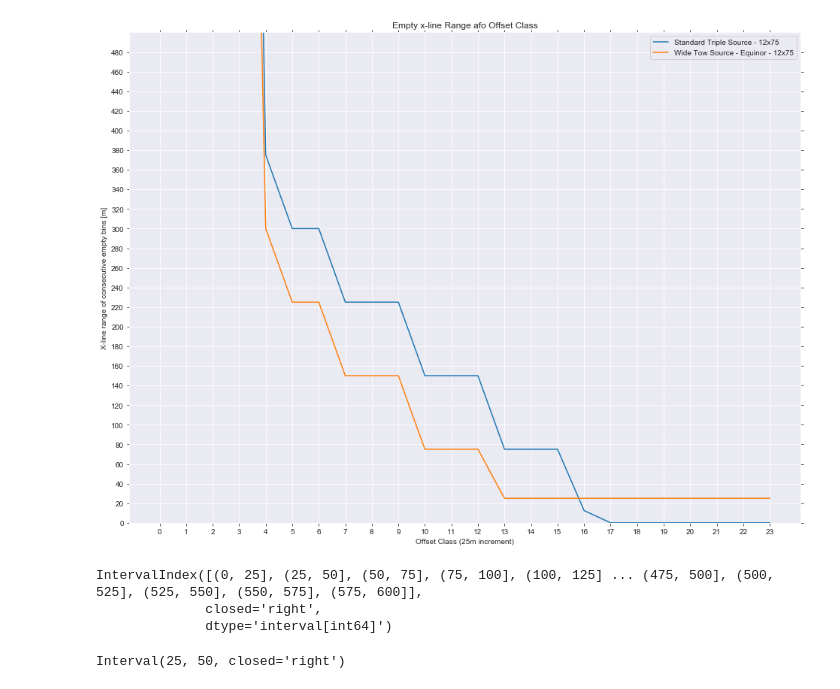
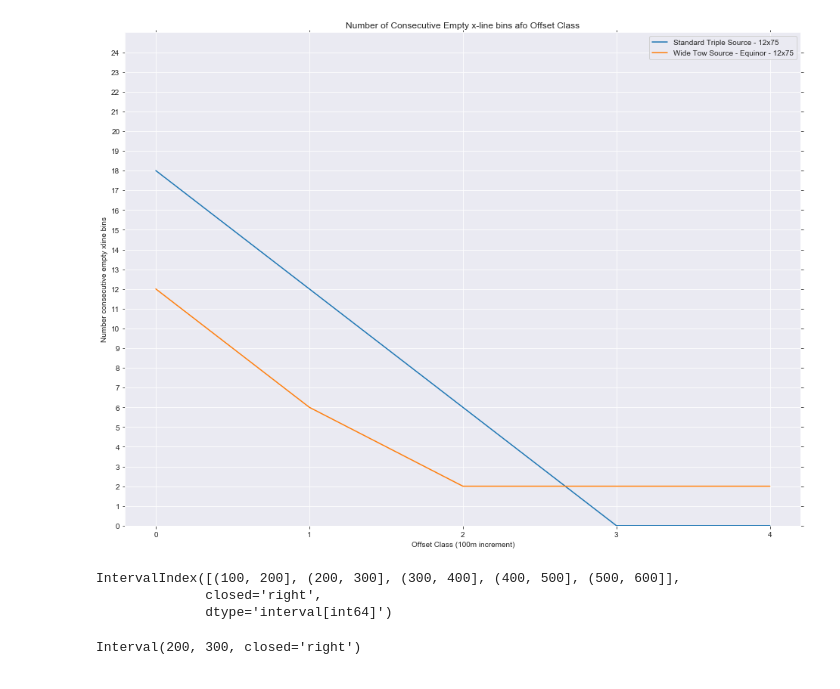
Before and after one commit to MagnsW/geotools, a Jupyter notebook: Untitled.ipynb, the cells around one changed output. Saved outputs shown, nothing was run; the diff lists cells and outputs as text; code cells hidden in the pictures.

```diff
--- a/Untitled.ipynb
+++ b/Untitled.ipynb
@@ -6,7 +11,7 @@ path = './testfiles/nearoffset_dist/Eq_Arg/'
 filenames = {'Standard Triple Source - 12x75': path + '12x75mx6000m_TS.A1X',
             'Wide Tow Source - Equinor - 12x75': path + '12x75mx8000m_Equinor.A1X'}
 # %%
-my_offset_data = offset_distribution.OffsetData(filenames, minoffset=0, maxoffset=600, incoffset=25)
+my_offset_data = offset_distribution.OffsetData(filenames, minoffset=100, maxoffset=600, incoffset=100)
 # %% [output]
 Reading configuration:  Standard Triple Source - 12x75
 From file:  ./testfiles/nearoffset_dist/Eq_Arg/12x75mx6000m_TS.A1X
@@ -62,15 +101,15 @@ my_offset_data.plot_offset_bins(palette='coolwarm')
 # %%
-my_offset_data.plot_empty_bins(range=True)
+my_offset_data.plot_empty_bins(range=False)
 # %% [output]
-[figure, old version]
+[figure, new version]
 # %%
 my_offset_data.offset_planes
 # %% [output]
-IntervalIndex([(0, 25], (25, 50], (50, 75], (75, 100], (100, 125] ... (475, 500], (500, 525], (525, 550], (550, 575], (575, 600]],
+IntervalIndex([(100, 200], (200, 300], (300, 400], (400, 500], (500, 600]],
               closed='right',
               dtype='interval[int64]')
 # %%
 my_offset_data.offset_planes[1]
 # %% [output]
-Interval(25, 50, closed='right')
+Interval(200, 300, closed='right')
 # %%
```
Also changed, not shown: parts of 31 cells of this notebook, 1 other file.
